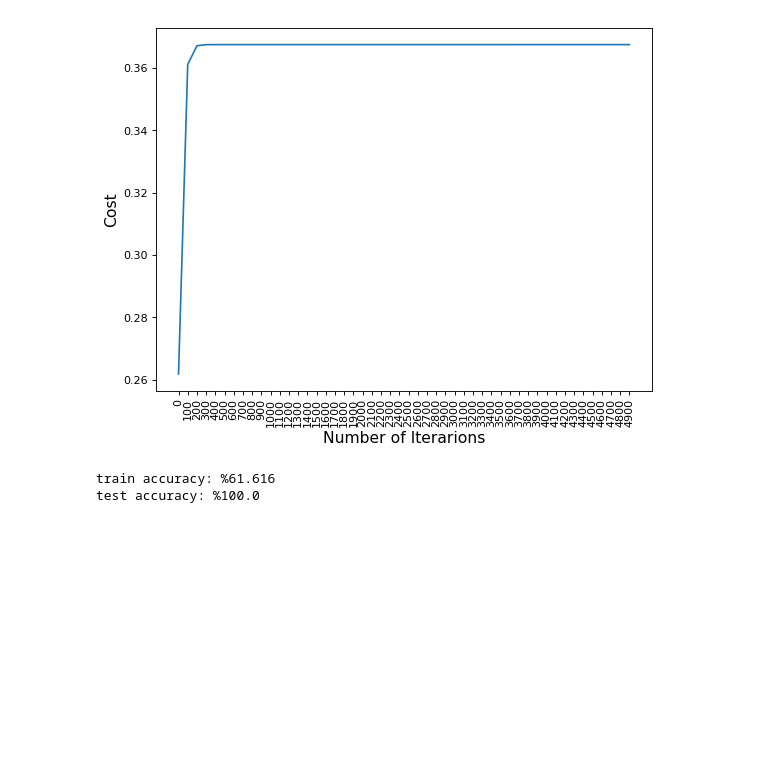
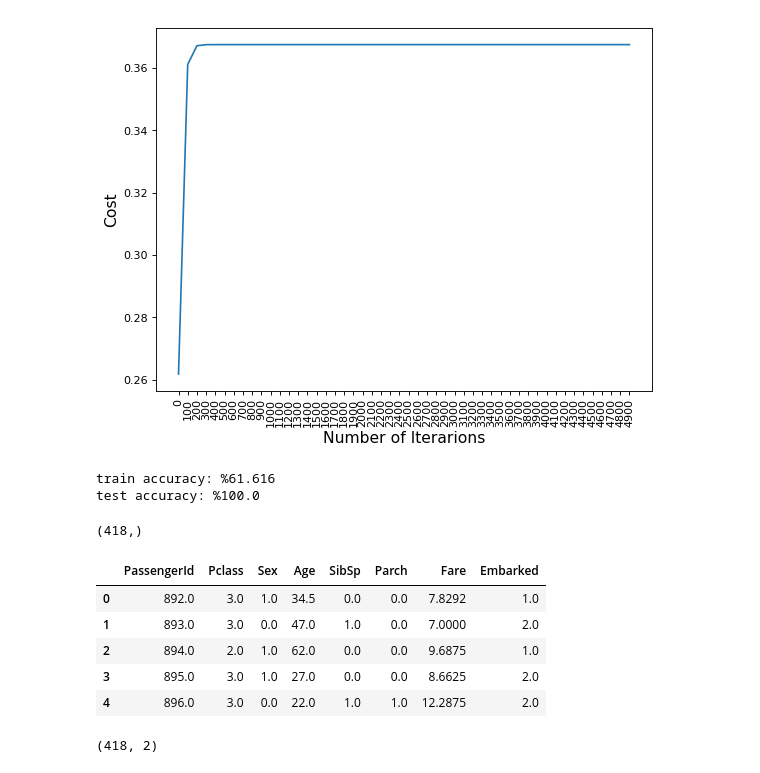
Before and after one commit to danielsobrado/personal-blog-code, a Jupyter notebook: notebooks/Kaggle/Titanic/NN From Scratch.ipynb, the cells around one changed output. Saved outputs shown, nothing was run; the diff lists cells and outputs as text; code cells hidden in the pictures; blank space fills up the shorter version.

```diff
--- a/notebooks/Kaggle/Titanic/NN From Scratch.ipynb
+++ b/notebooks/Kaggle/Titanic/NN From Scratch.ipynb
@@ -369,3 +379,16 @@ parameters = three_layer_neural_network(x_train, y_train.values,x_test,y_test.va
 [figure]
 train accuracy: %61.616
 test accuracy: %100.0
+# %%
+Y_prediction[0,:].shape
+# %% [output]
+(418,)
+# %%
+x_test.T.head()
+# %% [output]
+|  | PassengerId | Pclass | Sex | Age | SibSp | Parch | Fare | Embarked |
+| 0 | 892.0 | 3.0 | 1.0 | 34.5 | 0.0 | 0.0 | 7.8292 | 1.0 |
+| 1 | 893.0 | 3.0 | 0.0 | 47.0 | 1.0 | 0.0 | 7.0000 | 2.0 |
+| 2 | 894.0 | 2.0 | 1.0 | 62.0 | 0.0 | 0.0 | 9.6875 | 1.0 |
+| 3 | 895.0 | 3.0 | 1.0 | 27.0 | 0.0 | 0.0 | 8.6625 | 2.0 |
+| 4 | 896.0 | 3.0 | 0.0 | 22.0 | 1.0 | 1.0 | 12.2875 | 2.0 |
@@ -371,0 +403,4 @@ test accuracy: %100.0
+# %%
+submission.shape
+# %% [output]
+(418, 2)
```
Also changed, not shown: parts of 3 cells of this notebook.
